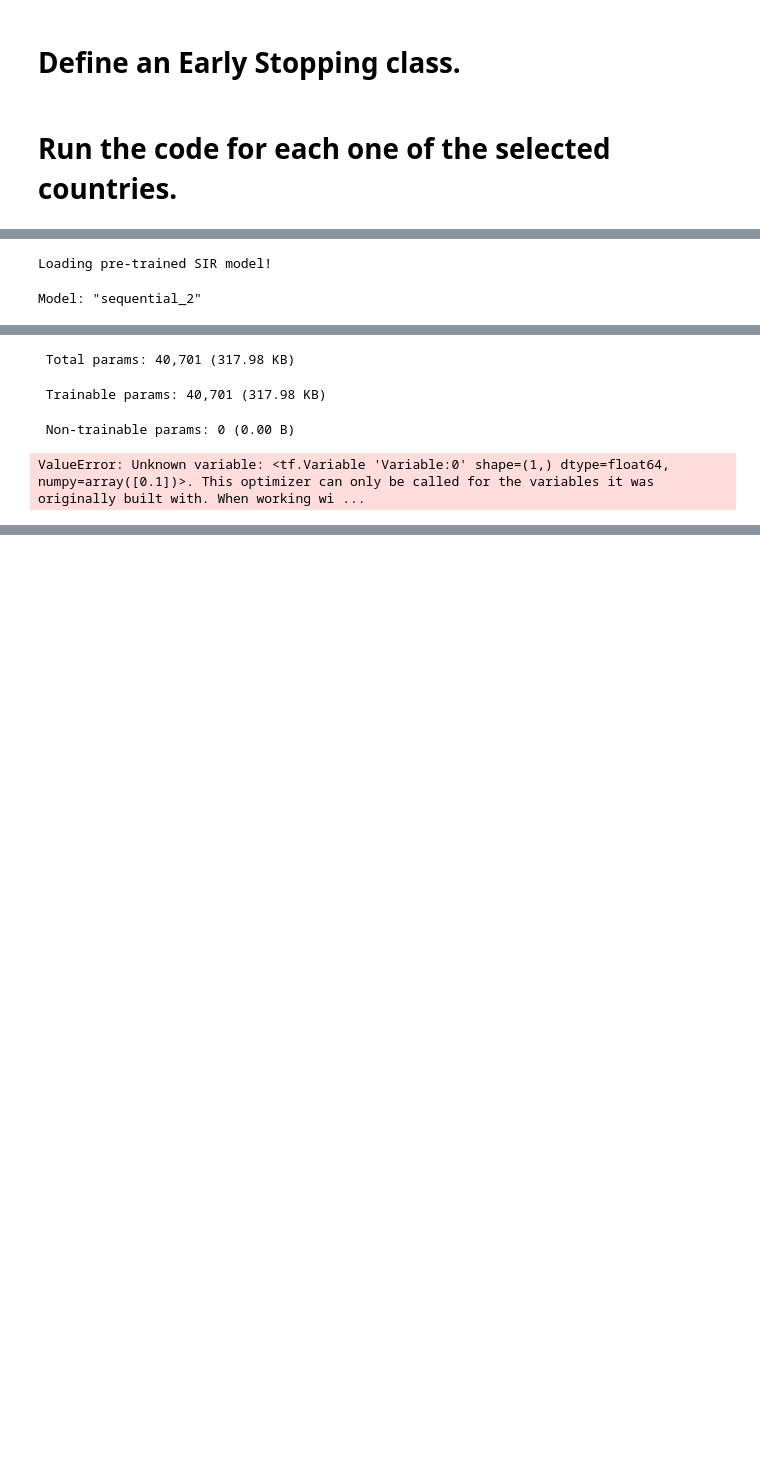
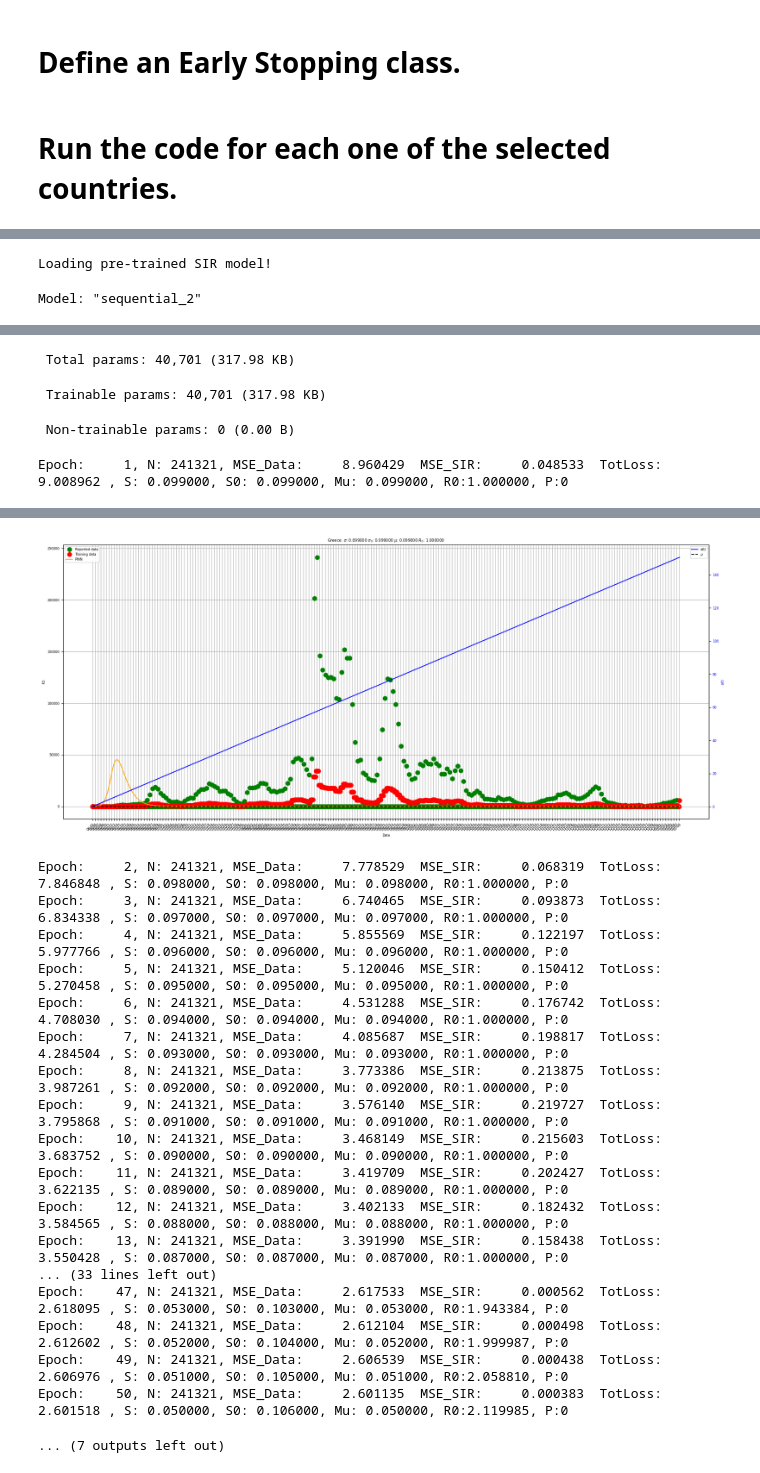
Before and after one commit to HanKyeol0/PINN-COVID19, a Jupyter notebook: PINN-Covid-19.ipynb, the cells around one changed output, grey strips where cells are left out. Saved outputs shown, nothing was run; the diff lists cells and outputs as text; code cells hidden in the pictures; blank space fills up the shorter version.

```diff
--- a/PINN-Covid-19.ipynb
+++ b/PINN-Covid-19.ipynb
@@ -161,7 +161,7 @@ class EarlyStopping :
       #
       self.fn.write("%s\n" % log)
       #
-      self.plotBestState(epoch)
+      self.plotBestState(epoch, dateTicks=dateTicks)
       #
       self.plotPredictions()
       #
@@ -206,7 +206,7 @@ class EarlyStopping :
           self.fn.write("%s\n" % log)
           self.fn.flush()
           #
-          self.plotBestState(epoch)
+          self.plotBestState(epoch, dateTicks=dateTicks)
           #
           self.plotPredictions()
           #
@@ -224,12 +224,12 @@ class EarlyStopping :
       self.fn.flush()
       #
       if self.step == 1 or self.step%(self.displayStep) == 0 :
-        self.plotBestState(epoch)
+        self.plotBestState(epoch, dateTicks=dateTicks)
     #
     return self.stop_training
 
 
-  def plotBestState(self, epoch) :
+  def plotBestState(self, epoch, dateTicks) :
     #
     fig, ax1 = plt.subplots( figsize = (18, 8) )
     #
@@ -246,13 +246,16 @@ class EarlyStopping :
     ax1.plot(self.tTrainData, (N-N0)*np.exp(self.yTrainData) + N0, 'ro', markersize = 8, label = 'Training data')
     #
     # Predicted values at xValues PINN
-    ax1.plot(self.tPredict, (N-N0)*np.exp(self.best_model.predict(self.tPredict)) + N0, color = "orange", label = 'PINN')
+    predicted_values = np.squeeze(self.best_model.predict(self.tPredict.reshape(-1, 1)))
+    ax1.plot(self.tPredict, (N-N0)*np.exp(predicted_values) + N0, color = "orange", label = 'PINN')
+
     #
     ax1.tick_params(axis = 'y', labelcolor = "k")
     plt.legend(loc = "upper left")
 
+    dateTicks = dateTicks[:len(tData[::7])]
     ax1.set_xticks(tData[::7])
-    ax1.set_xticklabels(dateTicks[::7])
+    ax1.set_xticklabels(dateTicks)
     plt.setp(ax1.get_xticklabels(), rotation = 45, ha = "right", rotation_mode = "anchor")
     #
     ax1.grid()
@@ -293,7 +296,8 @@ class EarlyStopping :
     plt.plot(self.tData, (N-N0)*self.yData + N0, 'go', markersize = 8, label = 'Reported data')
     #
     # Predicted values during Training.
-    plt.plot(self.tPredict, (N-N0)*np.exp(self.best_model.predict(self.tPredict)) + N0, color = "C1", marker = "o", markersize = 5)
+    plt.plot(self.tPredict, (N-N0)*np.exp(self.best_model.predict(self.tPredict.reshape(-1, 1))) + N0, color = "orange", label = 'PINN')
+
     #
     # Short Term Predictions
     tShortPred = np.linspace(nOfDays, nOfDays + nOfShortPredDays - 1, nOfShortPredDays)
@@ -406,7 +410,7 @@ for country, params in countries.items() :
     ItData = np.array(ItData)
     #
     # Normalize.
-    ItData   = (ItData - N0)/(N-N0)
+    ItData = (ItData - N0)/(N-N0)
     ItDataOr = (ItDataOr - N0)/(N-N0)
     #
     # Plot the normalized data.
@@ -491,7 +495,7 @@ for country, params in countries.items() :
     model.summary()
     #
 
-    # Create an optimizer usinf Adam.
+    # Create an optimizer using Adam.
     optimizer = tf.keras.optimizers.Adam()
 
     # Creat a Logger object.
@@ -509,7 +513,7 @@ for country, params in countries.items() :
       with tf.GradientTape(persistent = True) as tape:
         #
         # Data driven.
-        yPred = model(tData.reshape(-1,1), training = True)
+        yPred = model(tData.reshape(-1, 1), training = True)
         #
         # Compute the MSE_{D} value.
         loss_valueMSE = loss_MSE(yTrain, yPred)
@@ -528,9 +532,12 @@ for country, params in countries.items() :
 
       # Retrieve the gradients of the trainable variables with respect to the loss_SIR.
       gradsA = tape.gradient(loss_valueSIR, [sigma, sigma0, mu])
-      #
+
+      # Create a new optimizer instance for the new variables.
+      optimizer_new = tf.keras.optimizers.Adam()
+
       # Apply the gradients.
-      optimizer.apply_gradients(zip(gradsA, [sigma, sigma0, mu]))
+      optimizer_new.apply_gradients(zip(gradsA, [sigma, sigma0, mu]))
       #
       losses.append( float(tf.reduce_mean(loss_value)) )
       #
@@ -562,4 +569,4 @@ Model: "sequential_2"
  Total params: 40,701 (317.98 KB)
  Trainable params: 40,701 (317.98 KB)
  Non-trainable params: 0 (0.00 B)
-ValueError: Unknown variable: <tf.Variable 'Variable:0' shape=(1,) dtype=float64, numpy=array([0.1])>. This optimizer can only be called for the variables it was originally built with. When working wi ...
+Epoch:     1, N: 241321, MSE_Data:     8.960429  MSE_SIR:     0.048533  TotLoss:     9.008962 , S: 0.099000, S0: 0.099000, Mu: 0.099000, R0:1.000000, P:0
@@ -565,0 +574,19 @@ ValueError: Unknown variable: <tf.Variable 'Variable:0' shape=(1,) dtype=float64
+[figure, added]
+Epoch:     2, N: 241321, MSE_Data:     7.778529  MSE_SIR:     0.068319  TotLoss:     7.846848 , S: 0.098000, S0: 0.098000, Mu: 0.098000, R0:1.000000, P:0
+Epoch:     3, N: 241321, MSE_Data:     6.740465  MSE_SIR:     0.093873  TotLoss:     6.834338 , S: 0.097000, S0: 0.097000, Mu: 0.097000, R0:1.000000, P:0
+Epoch:     4, N: 241321, MSE_Data:     5.855569  MSE_SIR:     0.122197  TotLoss:     5.977766 , S: 0.096000, S0: 0.096000, Mu: 0.096000, R0:1.000000, P:0
+Epoch:     5, N: 241321, MSE_Data:     5.120046  MSE_SIR:     0.150412  TotLoss:     5.270458 , S: 0.095000, S0: 0.095000, Mu: 0.095000, R0:1.000000, P:0
+Epoch:     6, N: 241321, MSE_Data:     4.531288  MSE_SIR:     0.176742  TotLoss:     4.708030 , S: 0.094000, S0: 0.094000, Mu: 0.094000, R0:1.000000, P:0
+Epoch:     7, N: 241321, MSE_Data:     4.085687  MSE_SIR:     0.198817  TotLoss:     4.284504 , S: 0.093000, S0: 0.093000, Mu: 0.093000, R0:1.000000, P:0
+Epoch:     8, N: 241321, MSE_Data:     3.773386  MSE_SIR:     0.213875  TotLoss:     3.987261 , S: 0.092000, S0: 0.092000, Mu: 0.092000, R0:1.000000, P:0
+Epoch:     9, N: 241321, MSE_Data:     3.576140  MSE_SIR:     0.219727  TotLoss:     3.795868 , S: 0.091000, S0: 0.091000, Mu: 0.091000, R0:1.000000, P:0
+Epoch:    10, N: 241321, MSE_Data:     3.468149  MSE_SIR:     0.215603  TotLoss:     3.683752 , S: 0.090000, S0: 0.090000, Mu: 0.090000, R0:1.000000, P:0
+Epoch:    11, N: 241321, MSE_Data:     3.419709  MSE_SIR:     0.202427  TotLoss:     3.622135 , S: 0.089000, S0: 0.089000, Mu: 0.089000, R0:1.000000, P:0
+Epoch:    12, N: 241321, MSE_Data:     3.402133  MSE_SIR:     0.182432  TotLoss:     3.584565 , S: 0.088000, S0: 0.088000, Mu: 0.088000, R0:1.000000, P:0
+Epoch:    13, N: 241321, MSE_Data:     3.391990  MSE_SIR:     0.158438  TotLoss:     3.550428 , S: 0.087000, S0: 0.087000, Mu: 0.087000, R0:1.000000, P:0
+... (33 lines left out)
+Epoch:    47, N: 241321, MSE_Data:     2.617533  MSE_SIR:     0.000562  TotLoss:     2.618095 , S: 0.053000, S0: 0.103000, Mu: 0.053000, R0:1.943384, P:0
+Epoch:    48, N: 241321, MSE_Data:     2.612104  MSE_SIR:     0.000498  TotLoss:     2.612602 , S: 0.052000, S0: 0.104000, Mu: 0.052000, R0:1.999987, P:0
+Epoch:    49, N: 241321, MSE_Data:     2.606539  MSE_SIR:     0.000438  TotLoss:     2.606976 , S: 0.051000, S0: 0.105000, Mu: 0.051000, R0:2.058810, P:0
+Epoch:    50, N: 241321, MSE_Data:     2.601135  MSE_SIR:     0.000383  TotLoss:     2.601518 , S: 0.050000, S0: 0.106000, Mu: 0.050000, R0:2.119985, P:0
+... (7 outputs left out)
```
Also changed, not shown: parts of 1 cell of this notebook, 4 other files.
